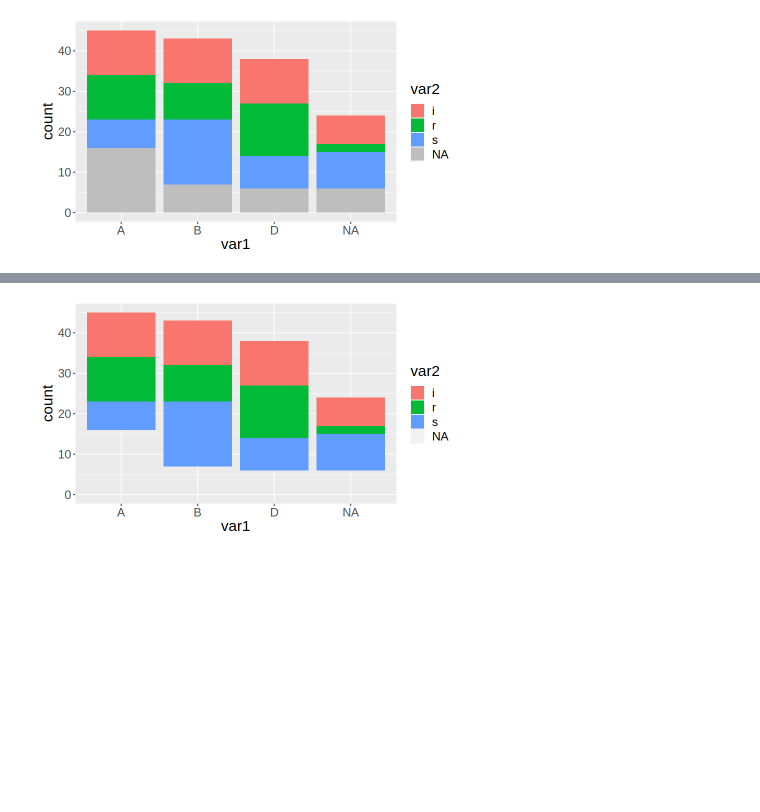
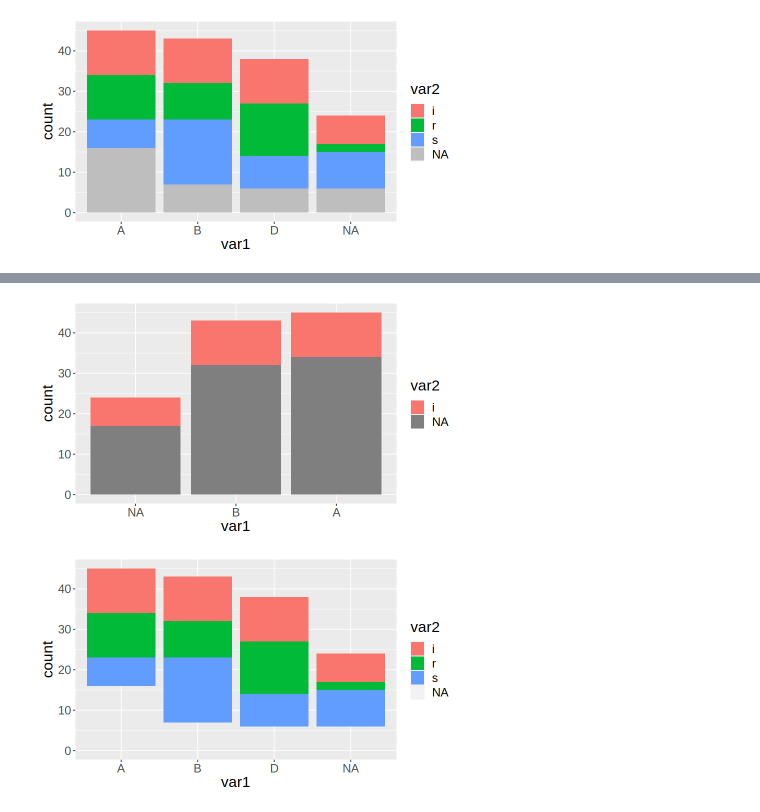
Before and after one commit to OLarionova-HORIS/lets-plot-experiments, a Jupyter notebook: demo/issue675_na_value/R_example.ipynb, the cells around one changed output, grey strips where cells are left out. Saved outputs shown, nothing was run; the diff lists cells and outputs as text; code cells hidden in the pictures; blank space fills up the shorter version.

```diff
--- a/demo/issue675_na_value/R_example.ipynb
+++ b/demo/issue675_na_value/R_example.ipynb
@@ -118,0 +156,4 @@ bar_plot + scale_fill_discrete(na.value = "gray")
+# %%
+# fill: limits=["i", NA]
+bar_plot + scale_x_discrete(limits=c(NA, "B","A")) + scale_fill_discrete(limits=c("i", NA))
+# %% [output]
@@ -119,3 +162,4 @@ bar_plot + scale_fill_discrete(na.value = "gray")
+[figure, added]
 # %%
 bar_plot +
   scale_x_discrete(na.value = NA) +
```
Also changed, not shown: parts of 14 cells of this notebook.
